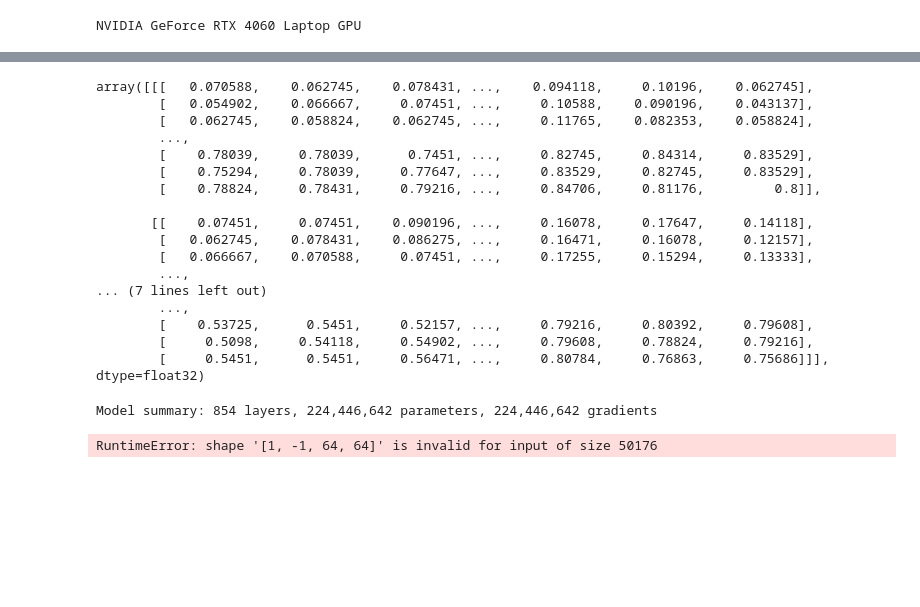
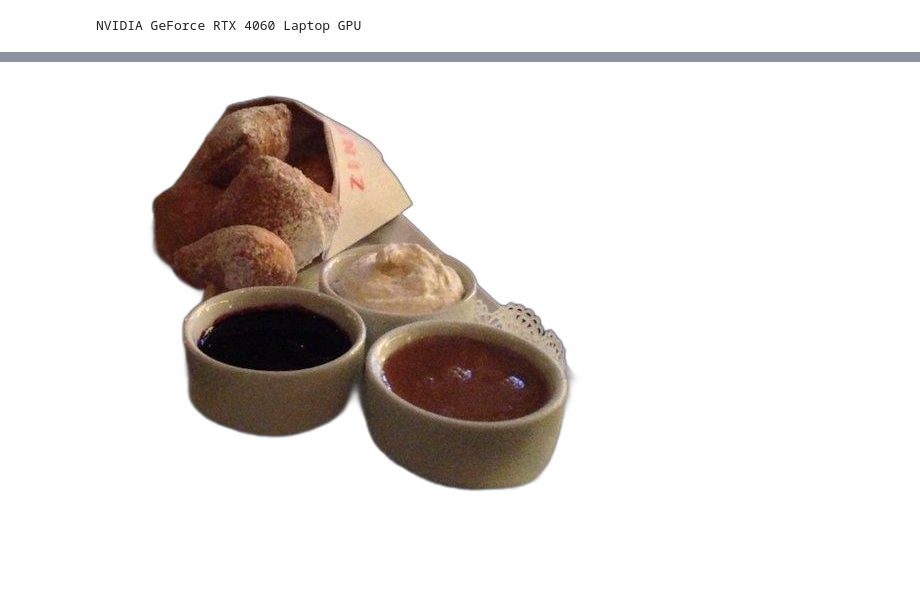
Before and after one commit to ethanc-ec/food-image-classification-model, a Jupyter notebook: src/model-dev.ipynb, the cells around one changed output, grey strips where cells are left out. Drawn from its saved outputs; the diff is of its cells as text; code cells hidden in the pictures; blank space fills up the shorter version.

```diff
--- a/src/model-dev.ipynb
+++ b/src/model-dev.ipynb
@@ -11,2 +13,4 @@ from pathlib import Path
 
 DATA_PATH = Path.cwd().parent / "data"
+# %%
+session = new_session("sam")
@@ -49,20 +53,0 @@ plt.imshow(transformed_image)
-# %%
-np.array(transformed)
-# %% [output]
-array([[[   0.070588,    0.062745,    0.078431, ...,    0.094118,     0.10196,    0.062745],
-        [   0.054902,    0.066667,     0.07451, ...,     0.10588,    0.090196,    0.043137],
-        [   0.062745,    0.058824,    0.062745, ...,     0.11765,    0.082353,    0.058824],
-        ...,
-        [    0.78039,     0.78039,      0.7451, ...,     0.82745,     0.84314,     0.83529],
-        [    0.75294,     0.78039,     0.77647, ...,     0.83529,     0.82745,     0.83529],
-        [    0.78824,     0.78431,     0.79216, ...,     0.84706,     0.81176,         0.8]],
-
-       [[    0.07451,     0.07451,    0.090196, ...,     0.16078,     0.17647,     0.14118],
-        [   0.062745,    0.078431,    0.086275, ...,     0.16471,     0.16078,     0.12157],
-        [   0.066667,    0.070588,     0.07451, ...,     0.17255,     0.15294,     0.13333],
-        ...,
-... (7 lines left out)
-        ...,
-        [    0.53725,      0.5451,     0.52157, ...,     0.79216,     0.80392,     0.79608],
-        [     0.5098,     0.54118,     0.54902, ...,     0.79608,     0.78824,     0.79216],
-        [     0.5451,      0.5451,     0.56471, ...,     0.80784,     0.76863,     0.75686]]], dtype=float32)
@@ -69,14 +61,11 @@ array([[[   0.070588,    0.062745,    0.078431, ...,    0.094118,     0.10196,
 # %%
-from ultralytics import SAM
+# from ultralytics import SAM
 
-# Load a model
-model = SAM("sam2.1_l.pt")
+# # Load a model
+# model = SAM("sam2.1_b.pt")
 
-# Display model information (optional)
-model.info()
+# # Display model information (optional)
+# model.info()
 
-# Run inference
-model(transformed.unsqueeze(0).to(device))
+# # Run inference
+# results = model(source=[f"food_images/{test['label'][0]}.jpg"])
-# %% [output]
-Model summary: 854 layers, 224,446,642 parameters, 224,446,642 gradients
-RuntimeError: shape '[1, -1, 64, 64]' is invalid for input of size 50176
@@ -82,0 +78,9 @@ RuntimeError: shape '[1, -1, 64, 64]' is invalid for input of size 50176
+# %%
+with open(f"food_images/{test['label'][0]}.jpg", "rb") as f:
+    image = f.read()
+image = remove(image, model=session)
+# image.save(f"food_images/{test['label'][0]}_no_bg.jpg")
+
+Image.open(io.BytesIO(image))
+# %% [output]
+[figure, added]
```
Also changed, not shown: parts of 10 cells of this notebook, 4 other files.
